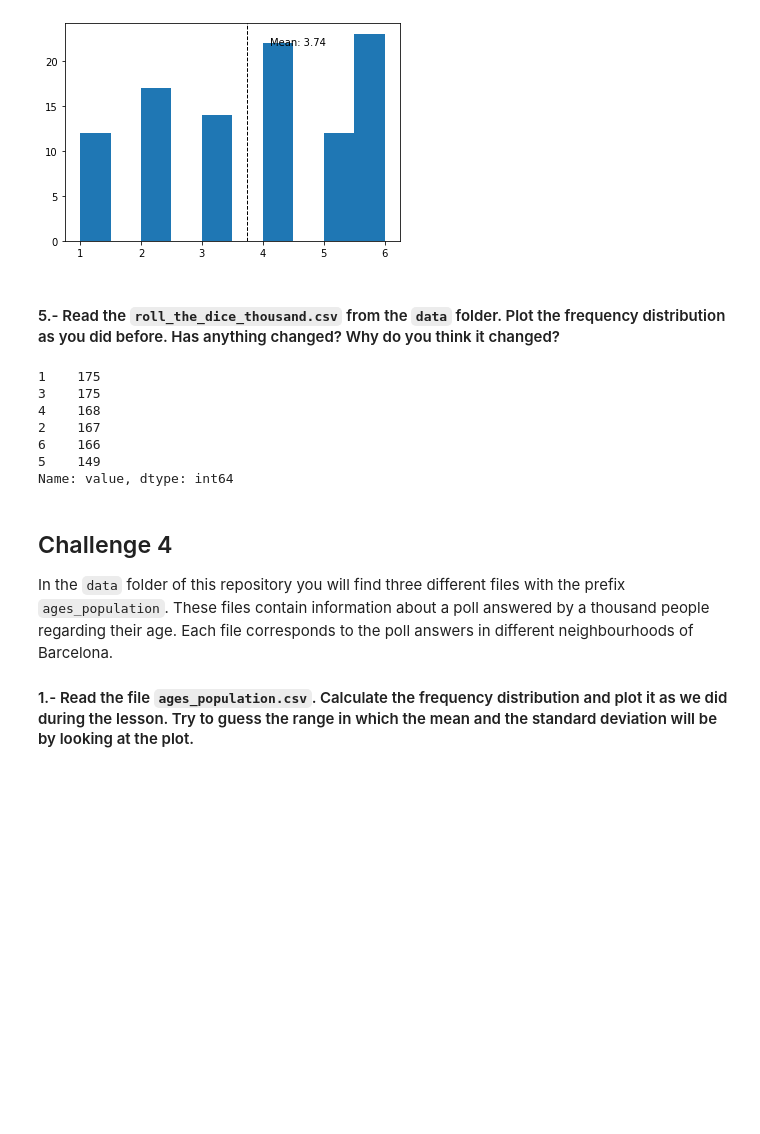
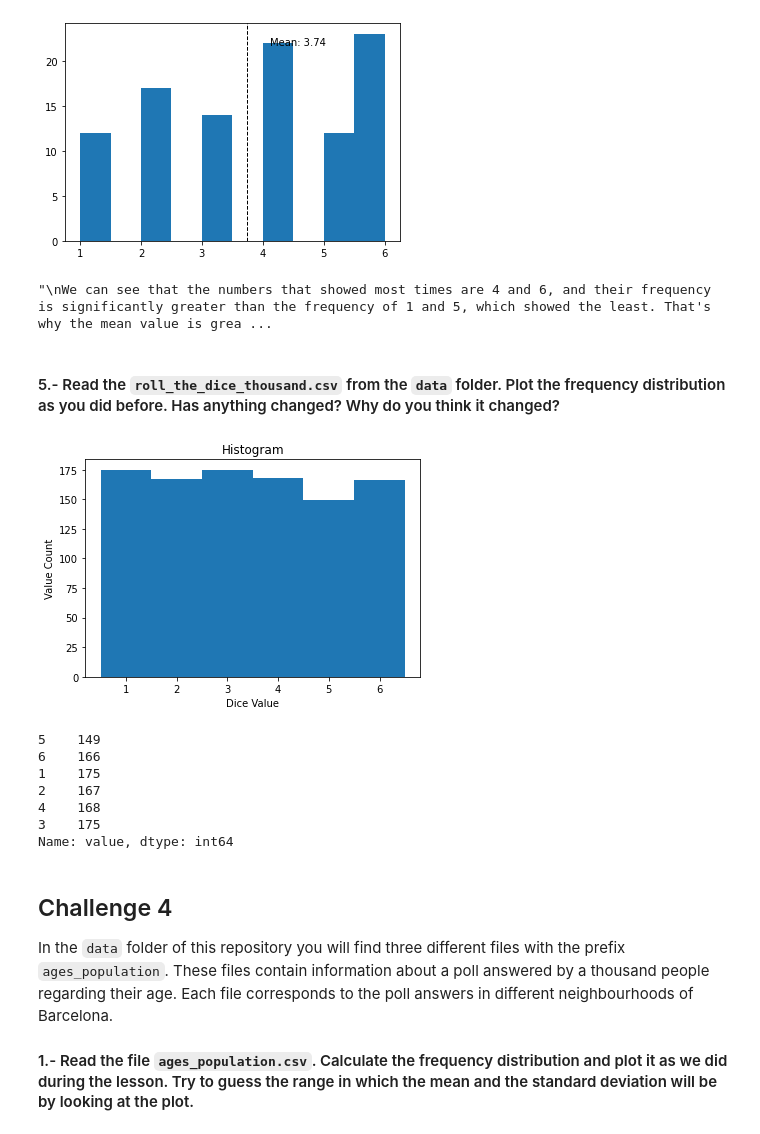
Before and after one commit to MarioJanus/IronLabs, a Jupyter notebook: Module2/Lab_4_Descriptive-Statistics/main.ipynb, the cells around one changed output. Cells and saved outputs as stored; diff of their text form; code cells hidden in the pictures; blank space fills up the shorter version.

```diff
--- a/Module2/Lab_4_Descriptive-Statistics/main.ipynb
+++ b/Module2/Lab_4_Descriptive-Statistics/main.ipynb
@@ -161,16 +178,34 @@ your comments here
+# %%
+"""
+We can see that the numbers that showed most times are 4 and 6, and their frequency is significantly greater than the frequency of 1 and 5, which showed the least. That's why the mean value is greater than 3 (almost 4).
+"""
+# %% [output]
+"\nWe can see that the numbers that showed most times are 4 and 6, and their frequency is significantly greater than the frequency of 1 and 5, which showed the least. That's why the mean value is grea ...
 # %% [markdown]
 #### 5.- Read the `roll_the_dice_thousand.csv` from the `data` folder. Plot the frequency distribution as you did before. Has anything changed? Why do you think it changed?
-# %%
-df=pd.read_csv(r"C:\Users\Mario\Documents\Labs\Module2\Lab_4_Descriptive-Statistics\roll_the_dice_thousand.csv")
-roll_distr(df['value'])
-# %% [output]
-1    175
-3    175
-4    168
-2    167
-6    166
-5    149
-Name: value, dtype: int64
+# %%
+# Calculate the frequency distribution.
+frequency = roll_the_dice_thousand['value'].value_counts(sort=False)
+
+# Histogram
+bins = [n + 0.5 for n in range(0,7)]
+roll_the_dice_thousand['value'].hist(bins=bins, grid=False)
+plt.xlabel('Dice Value')
+plt.ylabel('Value Count')
+plt.title('Histogram')
+
+# Show the plot.
+plt.show()
+frequency
+# %% [output]
+[figure, added]
+5    149
+6    166
+1    175
+2    167
+4    168
+3    175
+Name: value, dtype: int64
 # %%
 """
 yes,  the rolls are more evenly spread now and not anymore to the higher end
```
Also changed, not shown: parts of 27 cells of this notebook, 43 other files.
